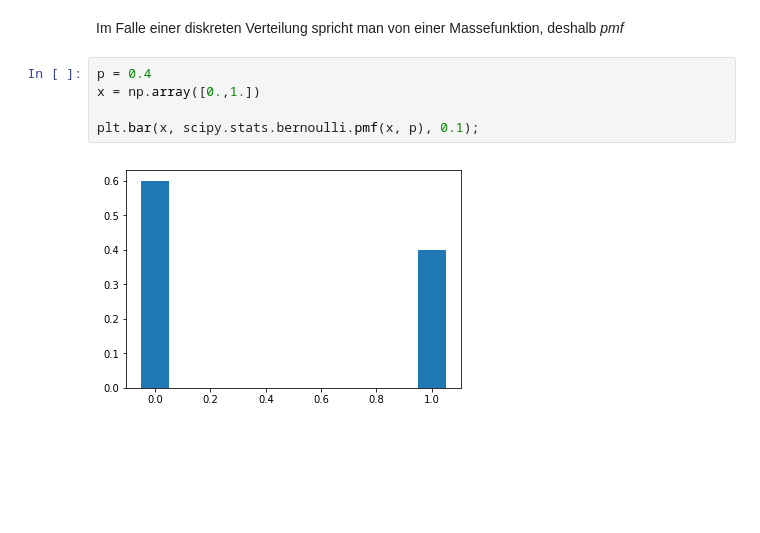
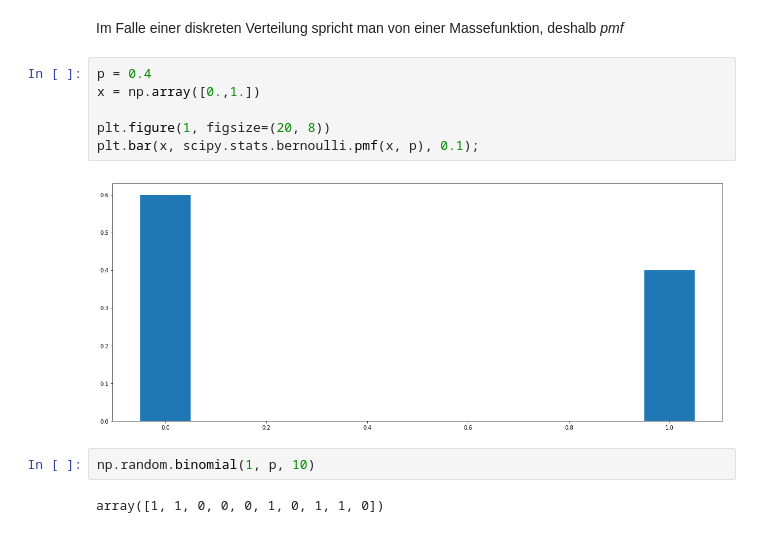
Before and after one commit to marianoju/NF_DS_1_course_material, a Jupyter notebook: descriptive_analysis/distributions.ipynb, the cells around one changed output. Saved outputs shown, nothing was run; the diff lists cells and outputs as text; blank space fills up the shorter version.

```diff
--- a/descriptive_analysis/distributions.ipynb
+++ b/descriptive_analysis/distributions.ipynb
@@ -68,7 +57,12 @@ Im Falle einer diskreten Verteilung spricht man von einer Massefunktion, deshalb
 # %%
 p = 0.4
 x = np.array([0.,1.])
 
+plt.figure(1, figsize=(20, 8))
 plt.bar(x, scipy.stats.bernoulli.pmf(x, p), 0.1);
 # %% [output]
-[figure, old version]
+[figure, new version]
+# %%
+np.random.binomial(1, p, 10)
+# %% [output]
+array([1, 1, 0, 0, 0, 1, 0, 1, 1, 0])
```
Also changed, not shown: parts of 13 cells of this notebook, 3 other files.
